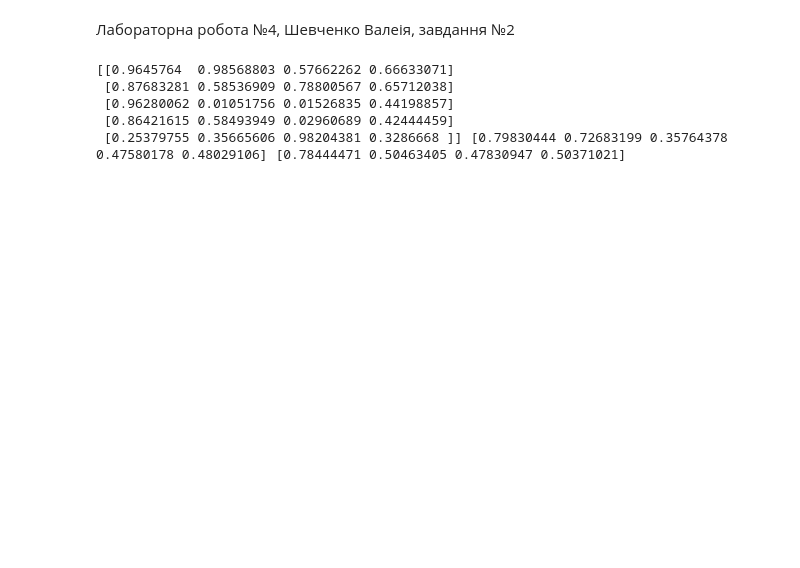
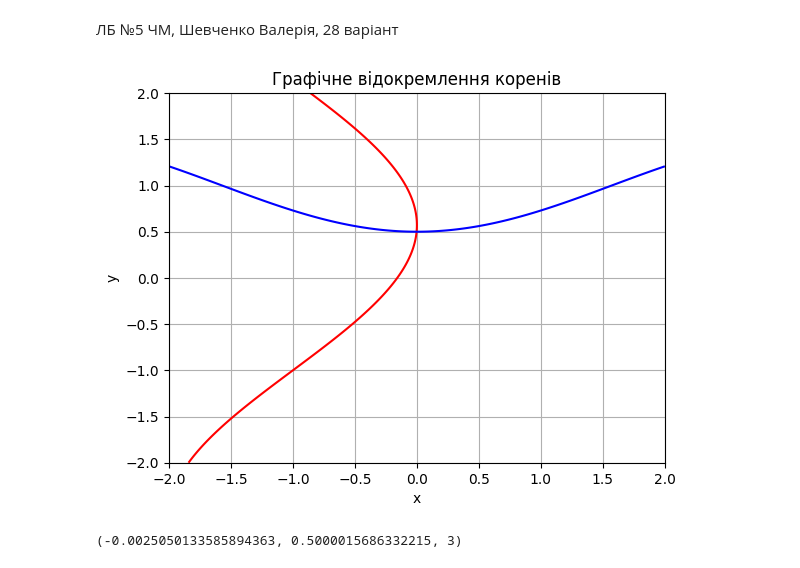
Before and after one commit to shevochkkaaa/lab-robota, a Jupyter notebook: Добро_пожаловать_в_Colaboratory!.ipynb, the cells around one changed output. Cells and saved outputs as stored; diff of their text form; code cells hidden in the pictures; blank space fills up the shorter version.

```diff
--- a/Добро_пожаловать_в_Colaboratory!.ipynb
+++ b/Добро_пожаловать_в_Colaboratory!.ipynb
@@ -1,27 +1,55 @@
 # %% [markdown]
 <a href="https://colab.research.google.com/github/shevochkkaaa/lab-robota/blob/main/%D0%94%D0%BE%D0%B1%D1%80%D0%BE_%D0%BF%D0%BE%D0%B6%D0%B0%D0%BB%D0%BE%D0%B2%D0%B0%D1%82%D1%8C_%D0%B2_Colaboratory!.ipynb" target="_parent"><img src="https://colab.research.google.com/assets/colab-badge.svg" alt="Open In Colab"/></a>
-# %% [markdown]
-Лабораторна робота №4, Шевченко Валеія, завдання №2
-# %%
-import numpy as np
-import numpy as np
-
-# Define dimensions N and M
-N, M = 5, 4  # Example dimensions, can be modified as needed
-
-# Create a rectangular matrix A with random elements
-A = np.random.rand(N, M)
-
-# Calculate the mean for each row
-row_means = A.mean(axis=1)
-
-# Calculate the mean for each column
-column_means = A.mean(axis=0)
-
-print(A, row_means, column_means)
-# %% [output]
-[[0.9645764  0.98568803 0.57662262 0.66633071]
- [0.87683281 0.58536909 0.78800567 0.65712038]
- [0.96280062 0.01051756 0.01526835 0.44198857]
- [0.86421615 0.58493949 0.02960689 0.42444459]
- [0.25379755 0.35665606 0.98204381 0.3286668 ]] [0.79830444 0.72683199 0.35764378 0.47580178 0.48029106] [0.78444471 0.50463405 0.47830947 0.50371021]
+# %% [markdown]
+ЛБ №5 ЧМ, Шевченко Валерія, 28 варіант
+# %%
+import numpy as np
+import matplotlib.pyplot as plt
+
+# Задаємо рівняння системи
+def f1(y):
+    return np.sin(y + 1) - 1
+
+def f2(x):
+    return 1 - 0.5 * np.cos(x)
+
+# Метод ітерацій
+def simple_iteration(x0, y0, epsilon=0.001, max_iter=100):
+    x, y = x0, y0
+    for i in range(max_iter):
+        x_new = f1(y)
+        y_new = f2(x)
+
+        if abs(x_new - x) < epsilon and abs(y_new - y) < epsilon:
+            return x_new, y_new, i
+
+        x, y = x_new, y_new
+
+    return x, y, max_iter
+
+# Графічне відокремлення коренів
+x_vals = np.linspace(-2, 2, 400)
+y_vals = np.linspace(-2, 2, 400)
+X, Y = np.meshgrid(x_vals, y_vals)
+
+Z1 = np.sin(Y + 1) - X - 1
+Z2 = 2*Y + np.cos(X) - 2
+
+plt.contour(X, Y, Z1, levels=[0], colors='r')
+plt.contour(X, Y, Z2, levels=[0], colors='b')
+plt.xlabel('x')
+plt.ylabel('y')
+plt.grid(True)
+plt.title('Графічне відокремлення коренів')
+plt.show()
+
+# Початкове наближення для методу простої ітерації
+x0, y0 = 0.5, 0.5  # обрано за результатами графічного аналізу
+
+# Знаходження кореня методом ітерації
+x_sol, y_sol, iterations = simple_iteration(x0, y0)
+
+(x_sol, y_sol, iterations)
+# %% [output]
+[figure, added]
+(-0.0025050133585894363, 0.5000015686332215, 3)
```
